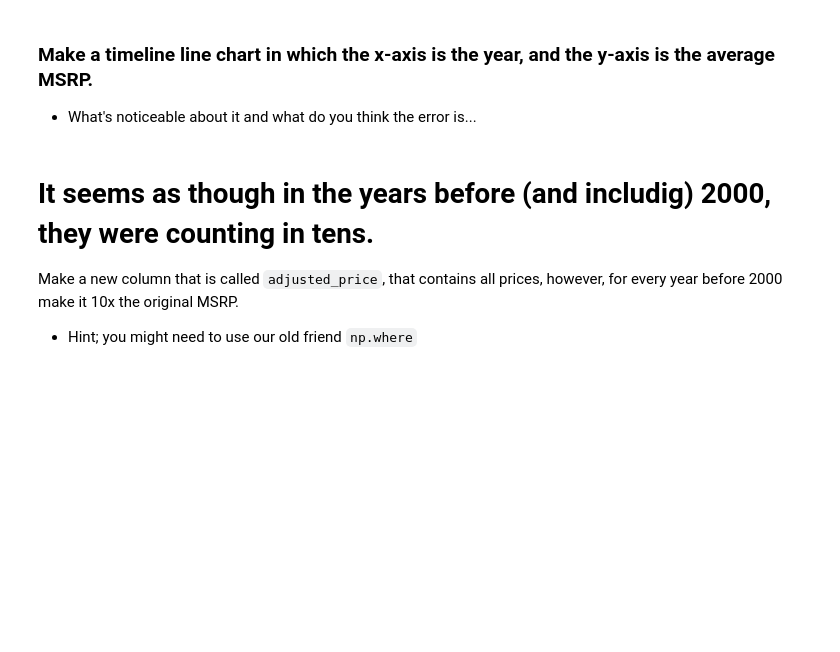
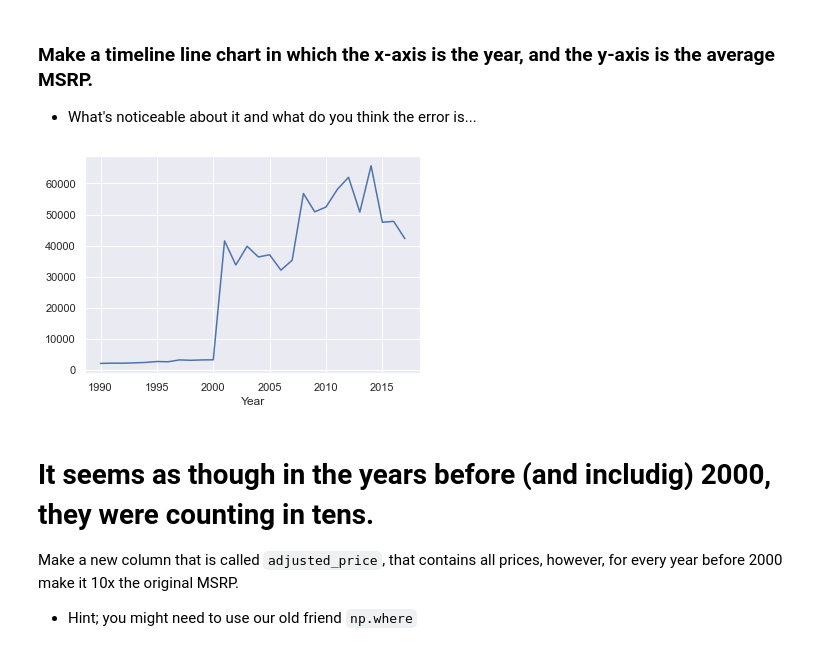
Before and after one commit to ytz825/2021-fall-data-science, a Jupyter notebook: Week-02-EDA/Exercise-EDA.ipynb, the cells around one changed output. Cells and saved outputs as stored; diff of their text form; code cells hidden in the pictures; blank space fills up the shorter version.

```diff
--- a/Week-02-EDA/Exercise-EDA.ipynb
+++ b/Week-02-EDA/Exercise-EDA.ipynb
@@ -118,6 +118,11 @@ NameError: name 'Count' is not defined
 * What's noticeable about it and what do you think the error is...
 # %%
 # Make a timeline line chart in which the x-axis is the year, and the y-axis is the average MSRP.
+
+df.groupby('Year')['MSRP'].mean().plot(kind='line')
+plt.show()
+# %% [output]
+[figure, added]
 # %% [markdown]
 # It seems as though in the years before (and includig) 2000, they were counting in tens.
 Make a new column that is called `adjusted_price`, that contains all prices, however, for every year before 2000 make it 10x the original MSRP.
```
Also changed, not shown: parts of 12 cells of this notebook.
